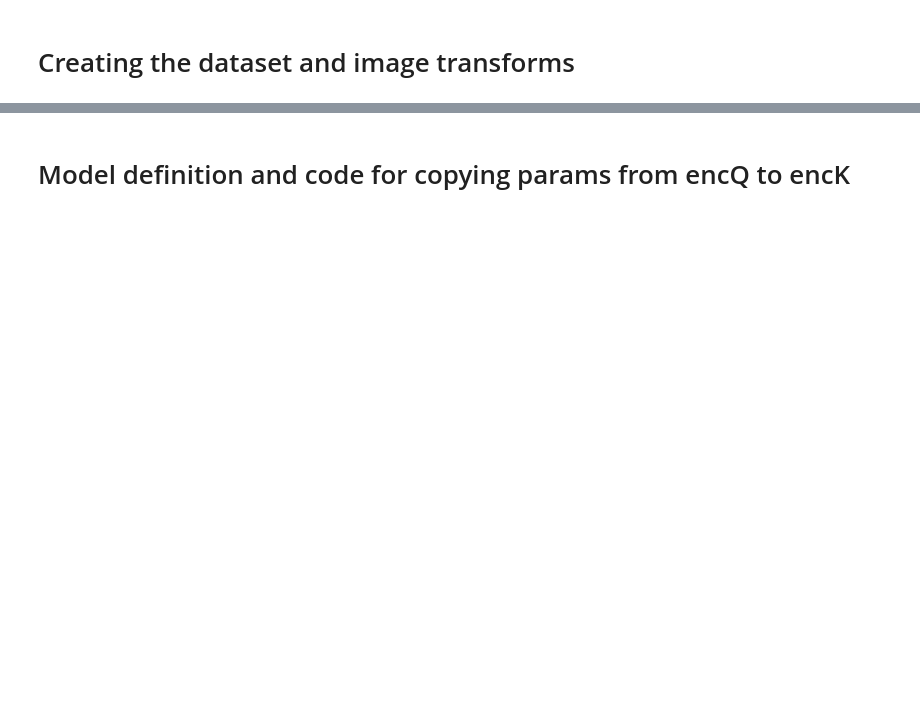
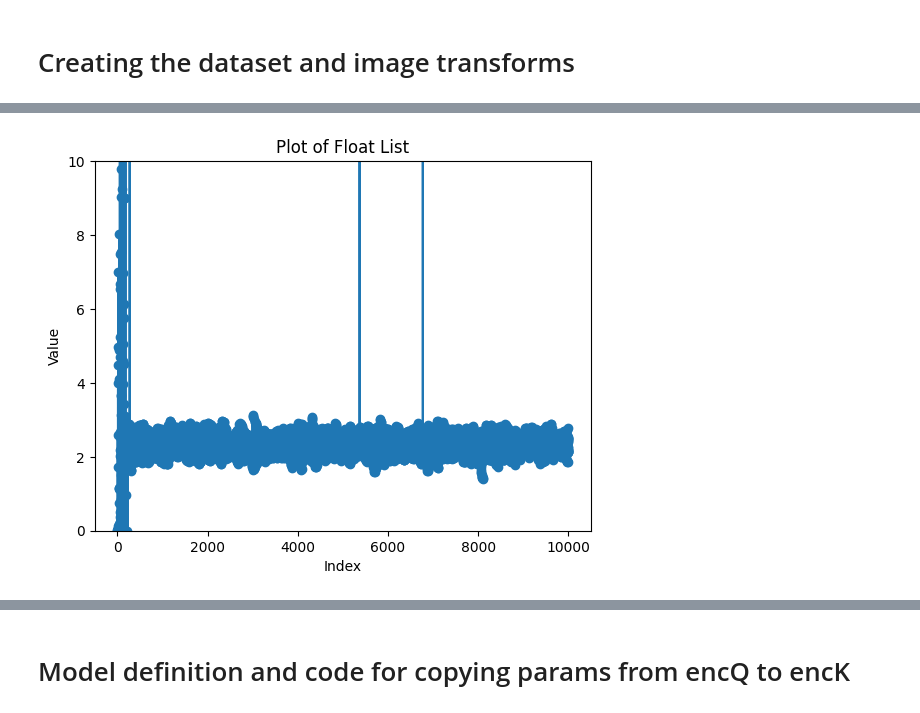
Before and after one commit to smilearc1999/CBDNet-pytorch, a Jupyter notebook: examples/notebooks/MoCoCIFAR10.ipynb, the cells around one changed output, grey strips where cells are left out. Cells and saved outputs as stored; diff of their text form; code cells hidden in the pictures; blank space fills up the shorter version.

```diff
--- a/examples/notebooks/MoCoCIFAR10.ipynb
+++ b/examples/notebooks/MoCoCIFAR10.ipynb
@@ -13,0 +1,17 @@ After 200 epochs:
+# %%
+import torch
+from torch import nn
+from torch.nn import functional as F
+from torch import optim
+import torchvision
+from matplotlib import pyplot as plt
+from utils import plot_image, plot_curve, one_hot
+
+# step 1.load dataset加载数据集
+train_loader = torch.utils.data.DataLoader(torchvision.datasets.MNIST('mnist_data', train=True, download=True
+, transform=torchvision.transforms.Compose([torchvision.transforms.ToTensor(), torchvision.transforms.Normalize((0.1307,),(0.3081,))])), batch_size=1, shuffle=True)
+
+test_loader = torch.utils.data.DataLoader(torchvision.datasets.MNIST('mnist_data/', train=False, download=False, transform=torchvision.transforms.Compose([torchvision.transforms.ToTensor(), torchvision.transforms.Normalize((0.1307,),(0.3081,))])), batch_size=1, shuffle=False)
+
+x, y = next(iter(train_loader))
+print(x.shape, y.shape, x.min(), x.max())
@@ -136,0 +135,19 @@ def create_dataset(batch_size):
+# %%
+# 获取索引
+indices = list(range(len(train_loss)))
+
+# 绘制数据
+# for i in range(len(loss_lists)):
+plt.plot(indices, train_loss, marker='o')
+
+# 添加标题和标签
+plt.title('Plot of Float List')
+plt.ylim(0, 10)
+plt.xlabel('Index')
+plt.ylabel('Value')
+
+# 显示图形
+plt.show()
+# CROSS SGD
+# %% [output]
+[figure, added]
```
Also changed, not shown: parts of 19 cells of this notebook.
